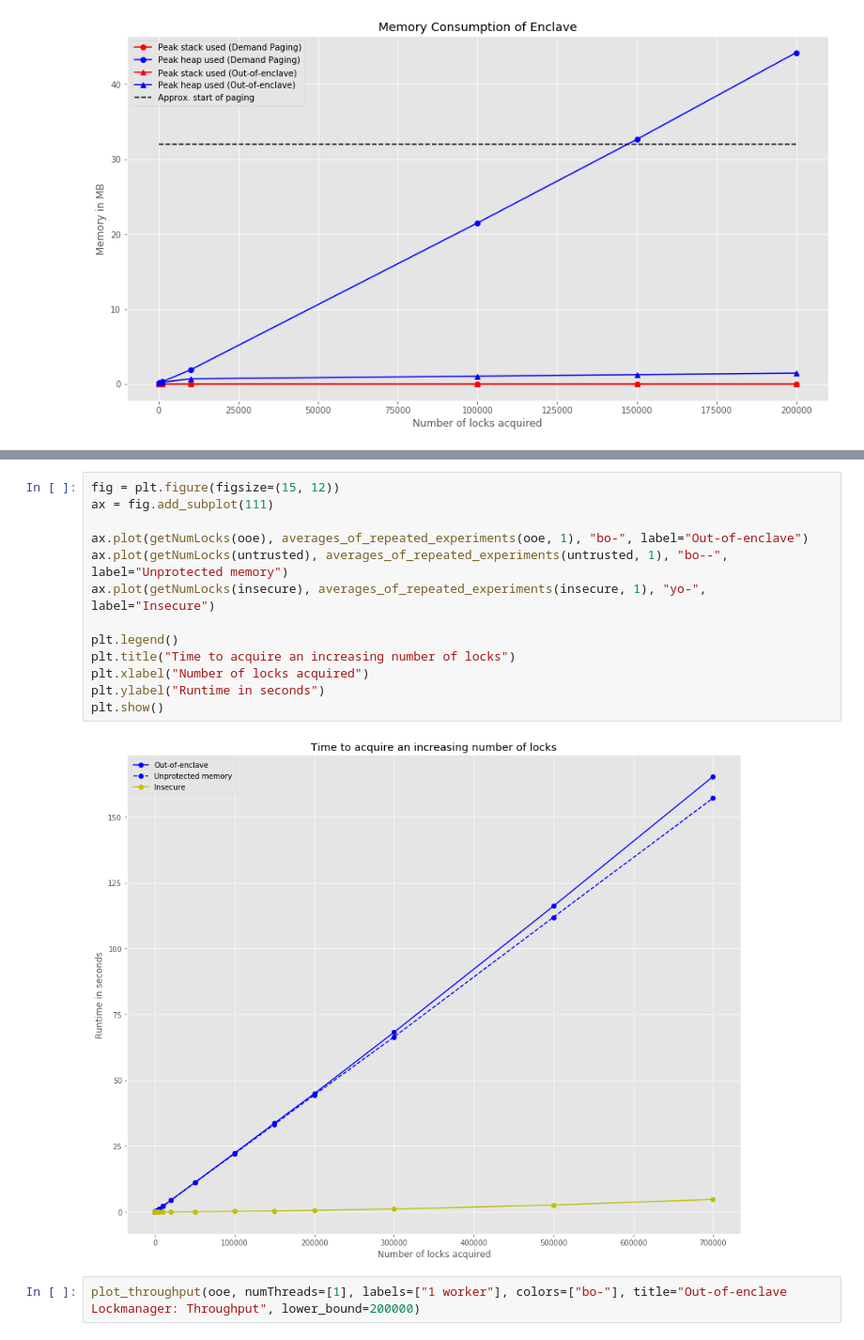
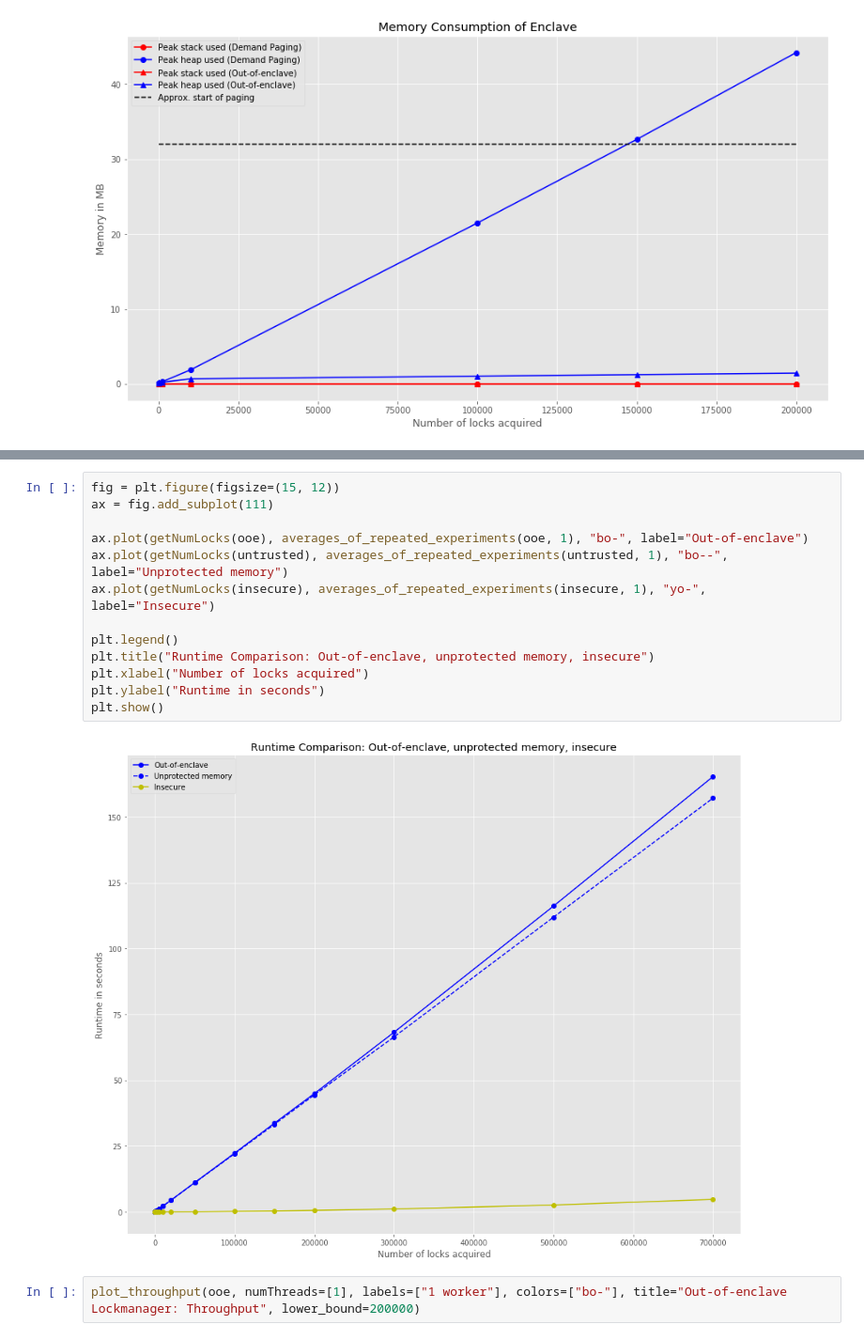
Before and after one commit to shangsuru/verifiable-lockmanager, a Jupyter notebook: evaluation/experiment-results/evaluation.ipynb, the cells around one changed output, grey strips where cells are left out. Shown at 94% size. Drawn from its saved outputs; the diff is of its cells as text.

```diff
--- a/evaluation/experiment-results/evaluation.ipynb
+++ b/evaluation/experiment-results/evaluation.ipynb
@@ -181,18 +181,18 @@ plt.show()
 # %%
 fig = plt.figure(figsize=(15, 12))
 ax = fig.add_subplot(111)
 
 ax.plot(getNumLocks(ooe), averages_of_repeated_experiments(ooe, 1), "bo-", label="Out-of-enclave")
 ax.plot(getNumLocks(untrusted), averages_of_repeated_experiments(untrusted, 1), "bo--", label="Unprotected memory")
 ax.plot(getNumLocks(insecure), averages_of_repeated_experiments(insecure, 1), "yo-", label="Insecure")
 
 plt.legend()
-plt.title("Time to acquire an increasing number of locks")
+plt.title("Runtime Comparison: Out-of-enclave, unprotected memory, insecure")
 plt.xlabel("Number of locks acquired")
 plt.ylabel("Runtime in seconds")
 plt.show()
 # %% [output]
-[figure, old version]
+[figure, new version]
 # %%
 plot_throughput(ooe, numThreads=[1], labels=["1 worker"], colors=["bo-"], title="Out-of-enclave Lockmanager: Throughput", lower_bound=200000)
 # %% [output]
```
Also changed, not shown: parts of 1 cell of this notebook.
